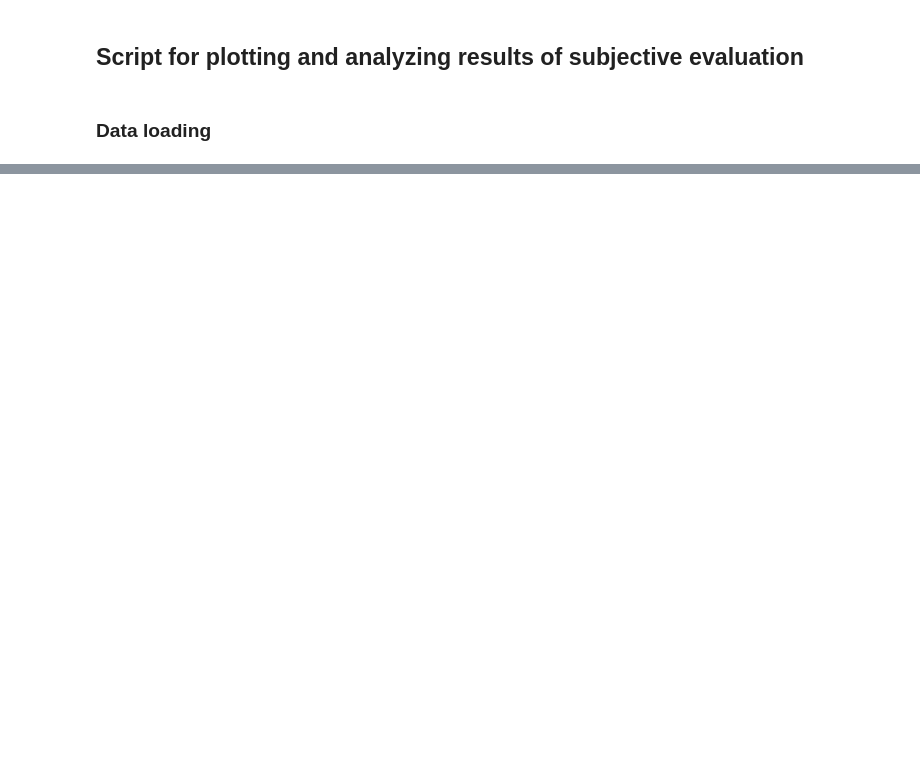
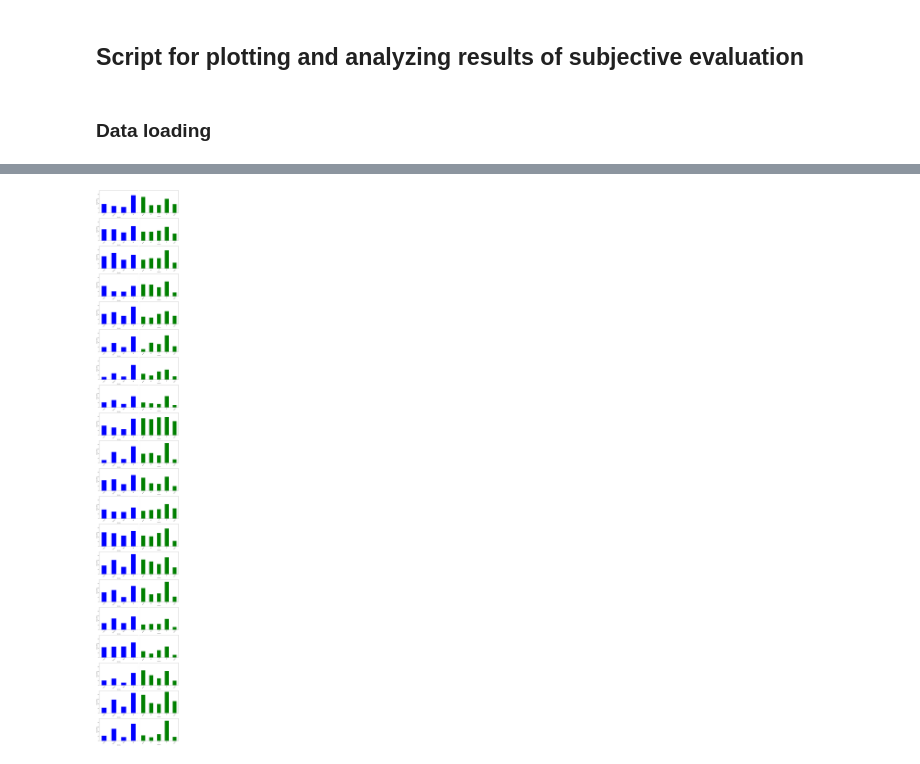
Before and after one commit to mariapolak/SMC10, a Jupyter notebook: plot_subjective_eval.ipynb, the cells around one changed output, grey strips where cells are left out. Cells and saved outputs as stored; diff of their text form; code cells hidden in the pictures; blank space fills up the shorter version.

```diff
--- a/plot_subjective_eval.ipynb
+++ b/plot_subjective_eval.ipynb
@@ -103,3 +145,41 @@ df_completed;
+# %%
+df_ratings = df_completed.copy()
+df_ratings = df_ratings[['id', 'trial_type', 'stimulus', 'rating']]
+df_ratings = df_ratings.sort_values(by=['stimulus'])
+# Get unique participants
+unique_participants = df_ratings['id'].unique()
+
+# Create subplots with one row per participant and two columns (one for ps, one for tsm)
+fig, axes = plt.subplots(nrows=len(unique_participants), ncols=2, figsize=(15, 5 * len(unique_participants)), sharey=True)
+
+for ax_row, participant_id in zip(axes, unique_participants):
+    # Filter data for the current participant
+    participant_data = df_ratings[df_ratings['id'] == participant_id]
+
+    # Plot ps ratings
+    ps_data = participant_data[participant_data['trial_type'] == 'ps']
+    if not ps_data.empty:
+        ps_data.groupby('stimulus')['rating'].mean().plot(kind='bar', ax=ax_row[0], color='blue', legend=False)
+        ax_row[0].set_xlabel('Stimulus')
+        ax_row[0].set_ylabel('Average Rating')
+        ax_row[0].set_xticklabels(ps_data['stimulus'].unique(), rotation=45)
+    else:
+        ax_row[0].set_visible(False)
+
+    # Plot tsm ratings
+    tsm_data = participant_data[participant_data['trial_type'] == 'tsm']
+    if not tsm_data.empty:
+        tsm_data.groupby('stimulus')['rating'].mean().plot(kind='bar', ax=ax_row[1], color='green', legend=False)
+        ax_row[1].set_xlabel('Stimulus')
+        ax_row[1].set_ylabel('Average Rating')
+        ax_row[1].set_xticklabels(tsm_data['stimulus'].unique(), rotation=45)
+    else:
+        ax_row[1].set_visible(False)
+
+fig.tight_layout()
+plt.show()
+# %% [output]
+[figure, added]
 # %%
 # map rating score from 0-100 to 1-5 MOS scale
 df_mos_scaled = df_completed.copy()
```
Also changed, not shown: parts of 13 cells of this notebook, 2 other files.
